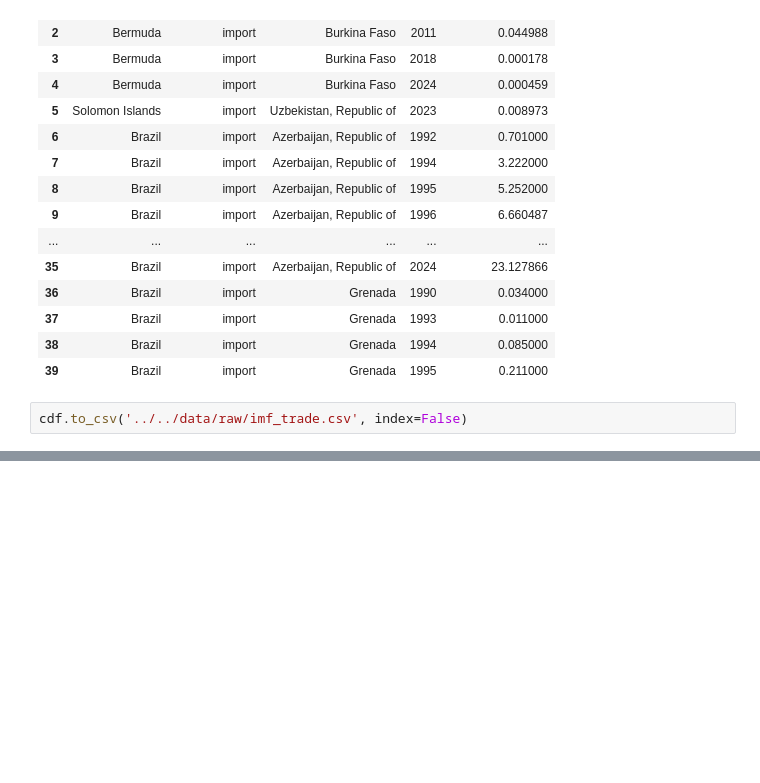
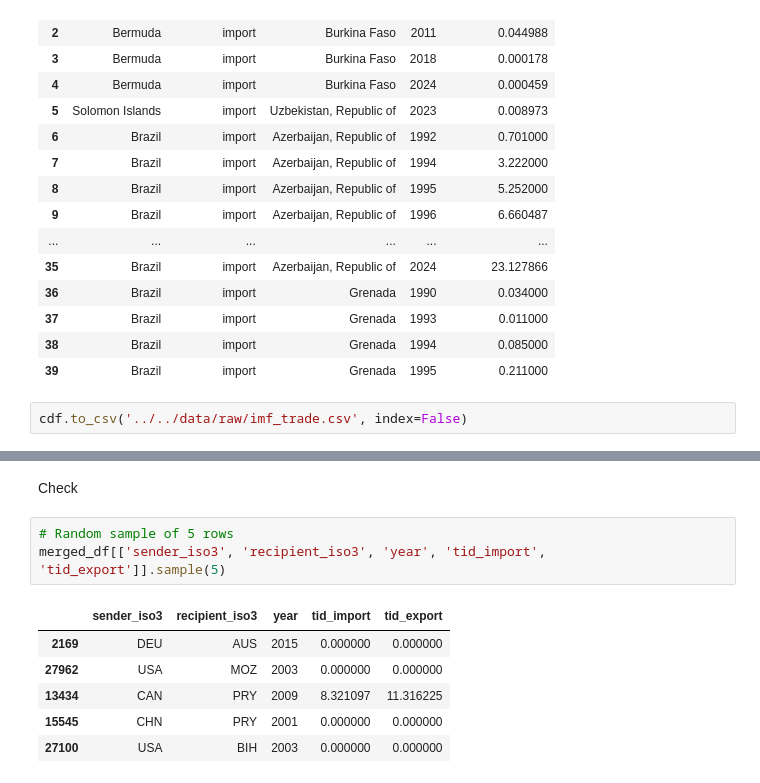
Before and after one commit to marfakozeletsUvA/Violent-Offenders-GPV---CSSci-, a Jupyter notebook: notebooks/raw-data-exploration/imf_trade_exploration.ipynb, the cells around one changed output, grey strips where cells are left out. Drawn from its saved outputs; the diff is of its cells as text; blank space fills up the shorter version.

```diff
--- a/notebooks/raw-data-exploration/imf_trade_exploration.ipynb
+++ b/notebooks/raw-data-exploration/imf_trade_exploration.ipynb
@@ -115,0 +189,12 @@ cdf.to_csv('../../data/raw/imf_trade.csv', index=False)
+# %% [markdown]
+Check
+# %%
+# Random sample of 5 rows
+merged_df[['sender_iso3', 'recipient_iso3', 'year', 'tid_import', 'tid_export']].sample(5)
+# %% [output]
+|  | sender_iso3 | recipient_iso3 | year | tid_import | tid_export |
+| 2169 | DEU | AUS | 2015 | 0.000000 | 0.000000 |
+| 27962 | USA | MOZ | 2003 | 0.000000 | 0.000000 |
+| 13434 | CAN | PRY | 2009 | 8.321097 | 11.316225 |
+| 15545 | CHN | PRY | 2001 | 0.000000 | 0.000000 |
+| 27100 | USA | BIH | 2003 | 0.000000 | 0.000000 |
```
Also changed, not shown: parts of 11 cells of this notebook, 3 other files.
